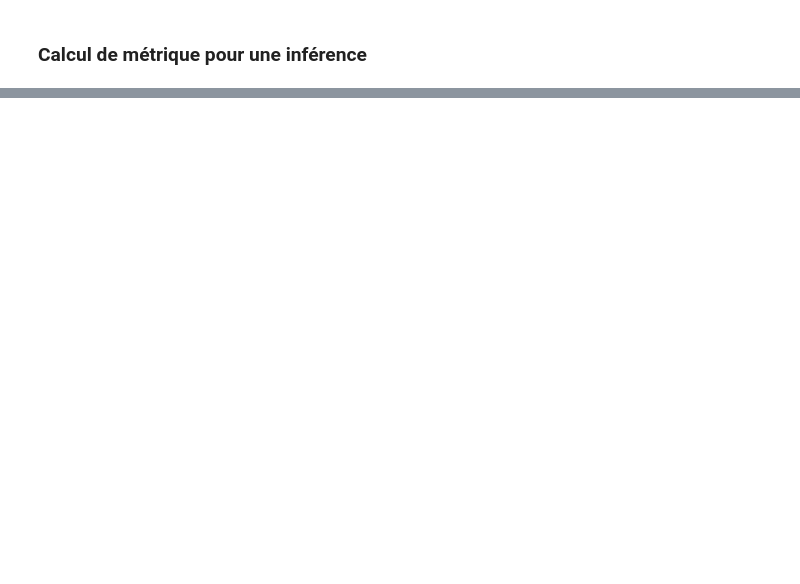
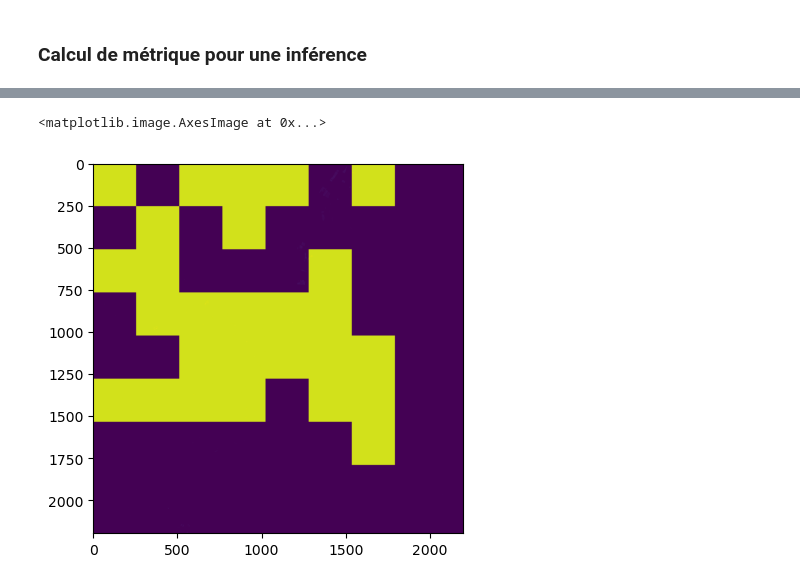
Before and after one commit to StephanePEILLET/U-TILISE, a Jupyter notebook: Inference_sample.ipynb, the cells around one changed output, grey strips where cells are left out. Cells and saved outputs as stored; diff of their text form; code cells hidden in the pictures; blank space fills up the shorter version.

```diff
--- a/Inference_sample.ipynb
+++ b/Inference_sample.ipynb
@@ -211,0 +317,5 @@ torch.Size([1, 20, 10, 256, 256])
+# %%
+plt.imshow(data[2, 10, :, :])
+# %% [output]
+<matplotlib.image.AxesImage at 0x...>
+[figure, added]
```
Also changed, not shown: parts of 24 cells of this notebook, 19 other files.
